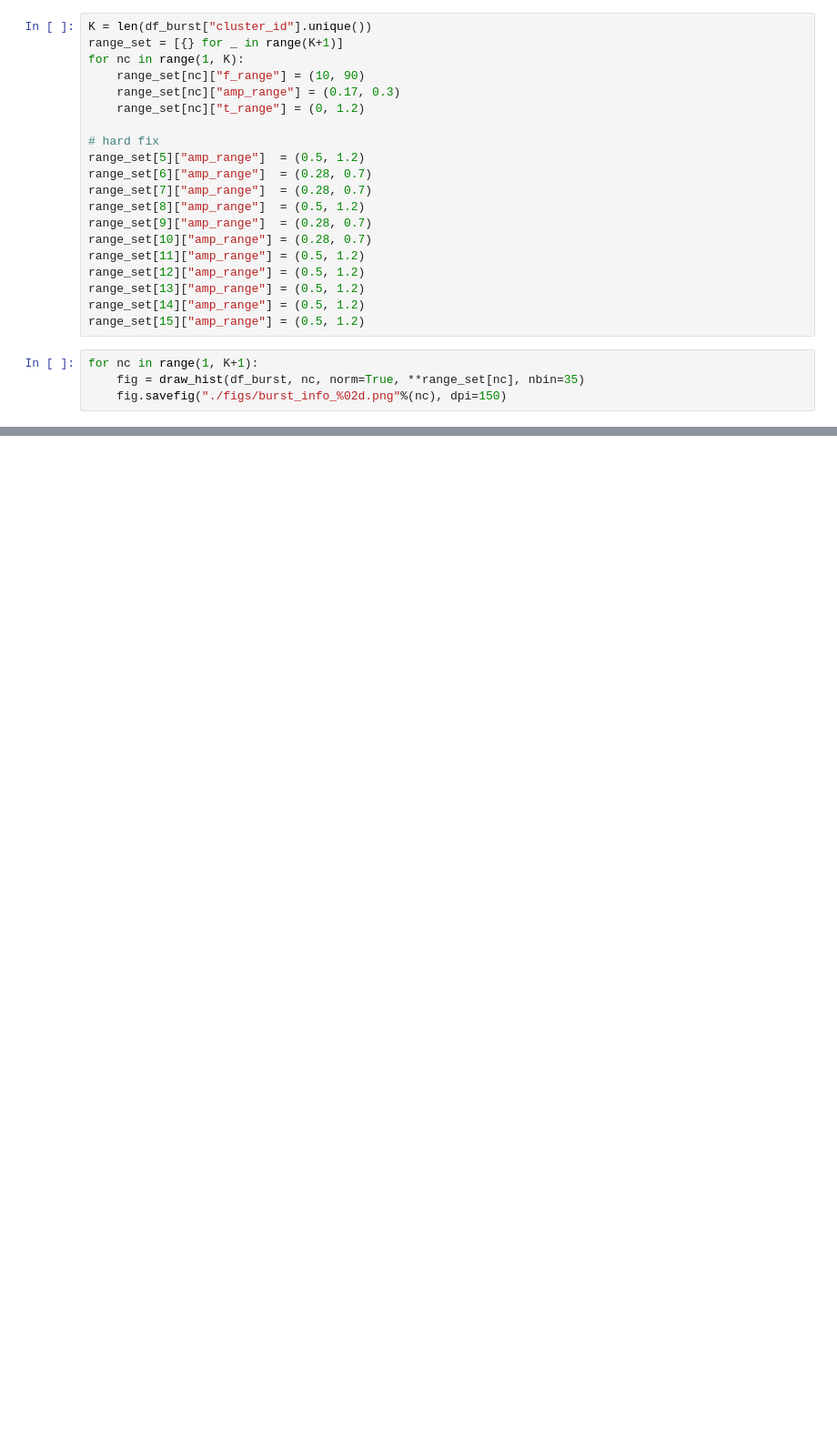
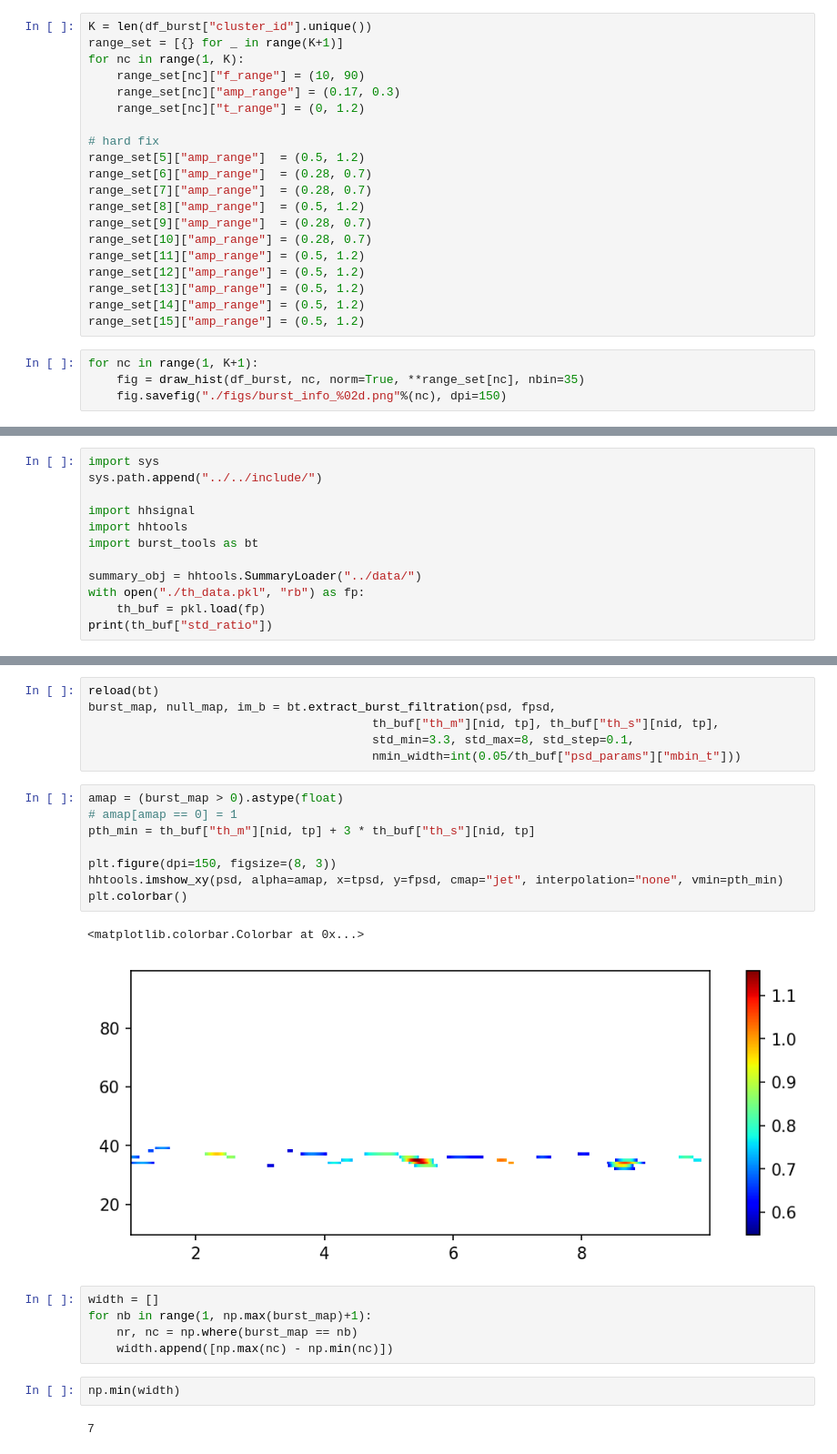
Before and after one commit to jyKim-97/hh_neuralnet, a Jupyter notebook: gen_three_pop_samples/multifreq_burst/burst_props.ipynb, the cells around one changed output, grey strips where cells are left out. Shown at 91% size. Saved outputs shown, nothing was run; the diff lists cells and outputs as text; blank space fills up the shorter version.

```diff
--- a/gen_three_pop_samples/multifreq_burst/burst_props.ipynb
+++ b/gen_three_pop_samples/multifreq_burst/burst_props.ipynb
@@ -122,0 +194,12 @@ for nc in range(1, K+1):
+# %%
+import sys
+sys.path.append("../../include/")
+
+import hhsignal
+import hhtools
+import burst_tools as bt
+
+summary_obj = hhtools.SummaryLoader("../data/")
+with open("./th_data.pkl", "rb") as fp:
+    th_buf = pkl.load(fp)
+print(th_buf["std_ratio"])
@@ -122,0 +310,26 @@ for nc in range(1, K+1):
+# %%
+reload(bt)
+burst_map, null_map, im_b = bt.extract_burst_filtration(psd, fpsd,
+                                        th_buf["th_m"][nid, tp], th_buf["th_s"][nid, tp],
+                                        std_min=3.3, std_max=8, std_step=0.1,
+                                        nmin_width=int(0.05/th_buf["psd_params"]["mbin_t"]))
+# %%
+amap = (burst_map > 0).astype(float)
+# amap[amap == 0] = 1
+pth_min = th_buf["th_m"][nid, tp] + 3 * th_buf["th_s"][nid, tp]
+
+plt.figure(dpi=150, figsize=(8, 3))
+hhtools.imshow_xy(psd, alpha=amap, x=tpsd, y=fpsd, cmap="jet", interpolation="none", vmin=pth_min)
+plt.colorbar()
+# %% [output]
+<matplotlib.colorbar.Colorbar at 0x...>
+[figure, added]
+# %%
+width = []
+for nb in range(1, np.max(burst_map)+1):
+    nr, nc = np.where(burst_map == nb)
+    width.append([np.max(nc) - np.min(nc)])
+# %%
+np.min(width)
+# %% [output]
+7
```
Also changed, not shown: parts of 15 cells of this notebook, 11 other files.
